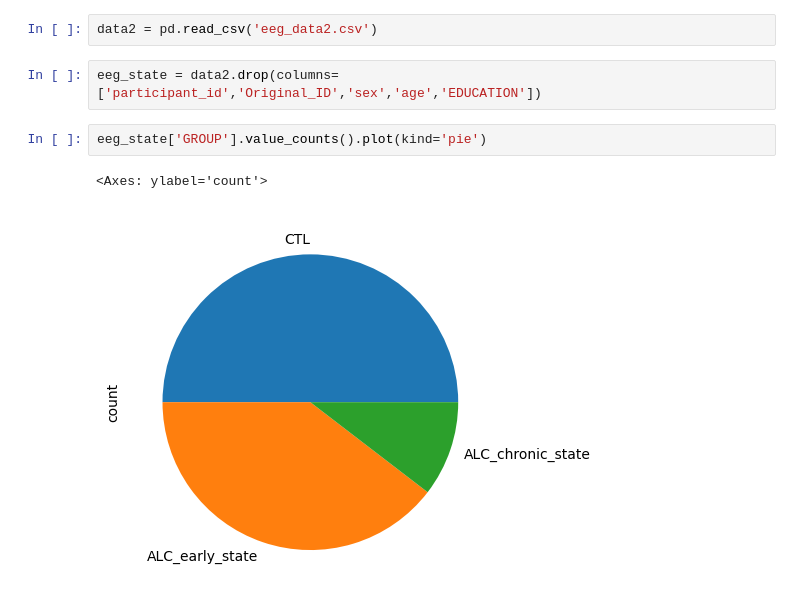
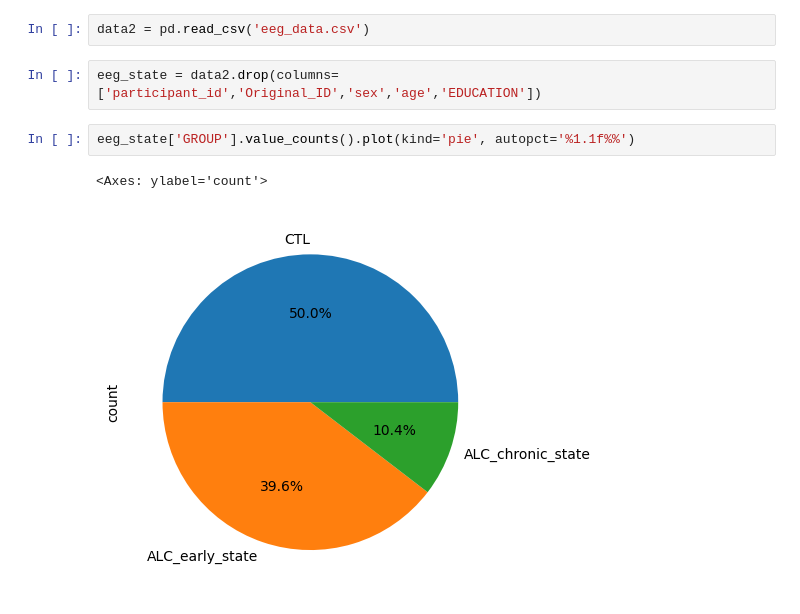
Before and after one commit to BankDesu/DataSci, a Jupyter notebook: setupdata.ipynb, the cells around one changed output. Cells and saved outputs as stored; diff of their text form.

```diff
--- a/setupdata.ipynb
+++ b/setupdata.ipynb
@@ -177,11 +177,11 @@ eegdata.loc[eegdata['AUDIT'] >= 15 , 'GROUP'] = 'ALC_chronic_state'
 
 eegdata.to_csv('eeg_data.csv', index=False)
 # %%
-data2 = pd.read_csv('eeg_data2.csv')
+data2 = pd.read_csv('eeg_data.csv')
 # %%
 eeg_state = data2.drop(columns=['participant_id','Original_ID','sex','age','EDUCATION'])
 # %%
-eeg_state['GROUP'].value_counts().plot(kind='pie')
+eeg_state['GROUP'].value_counts().plot(kind='pie', autopct='%1.1f%%')
 # %% [output]
 <Axes: ylabel='count'>
-[figure, old version]
+[figure, new version]
```
